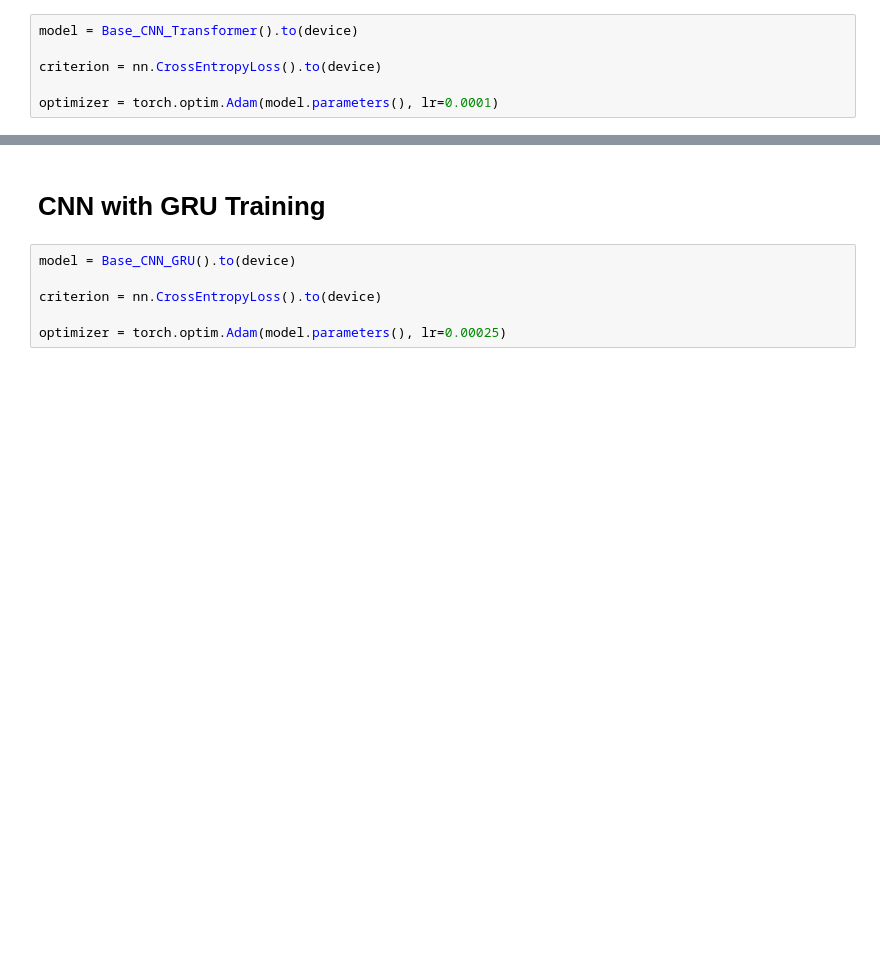
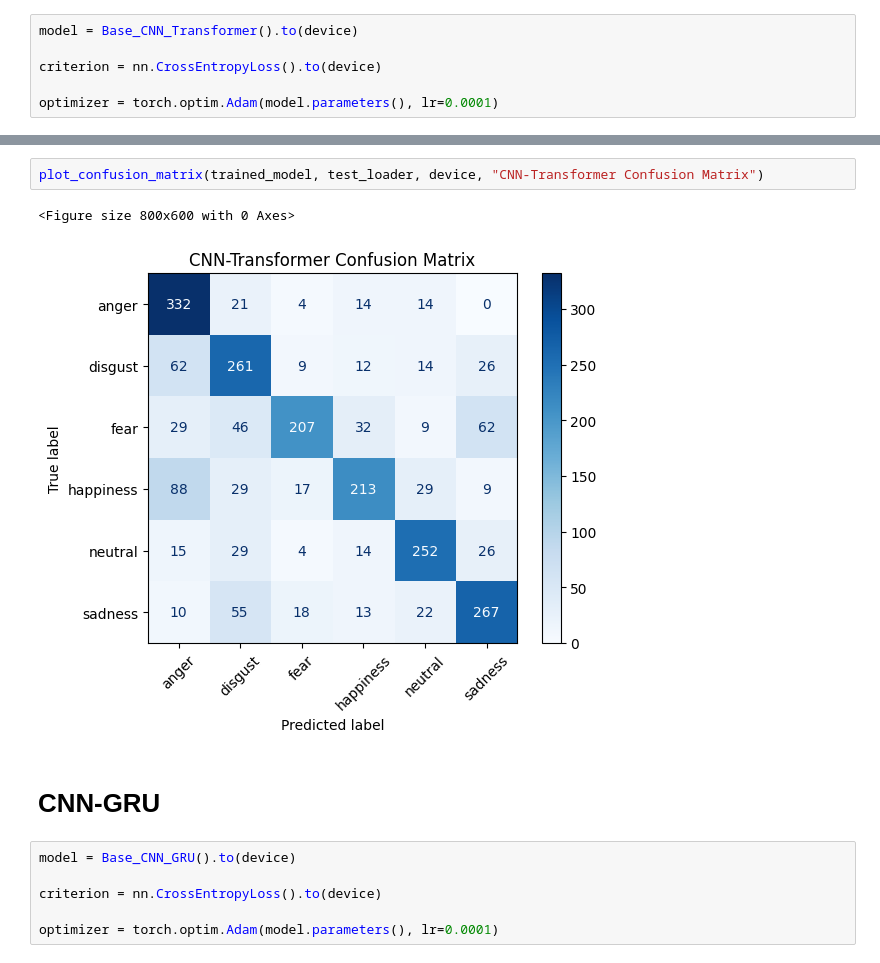
Before and after one commit to Anish701/EC523-Speech-Emotion-Recognition, a Jupyter notebook: main.ipynb, the cells around one changed output, grey strips where cells are left out. Drawn from its saved outputs; the diff is of its cells as text; blank space fills up the shorter version.

```diff
--- a/main.ipynb
+++ b/main.ipynb
@@ -659,9 +175,14 @@ Accuracy of the model: 63.13
+# %%
+plot_confusion_matrix(trained_model, test_loader, device, "CNN-Transformer Confusion Matrix")
+# %% [output]
+<Figure size 800x600 with 0 Axes>
+[figure, added]
 # %% [markdown]
-# CNN with GRU Training
+# CNN-GRU
 # %%
 model = Base_CNN_GRU().to(device)
 
 criterion = nn.CrossEntropyLoss().to(device)
 
-optimizer = torch.optim.Adam(model.parameters(), lr=0.00025)
+optimizer = torch.optim.Adam(model.parameters(), lr=0.0001)
 # %%
```
Also changed, not shown: parts of 50 cells of this notebook, 4 other files.
